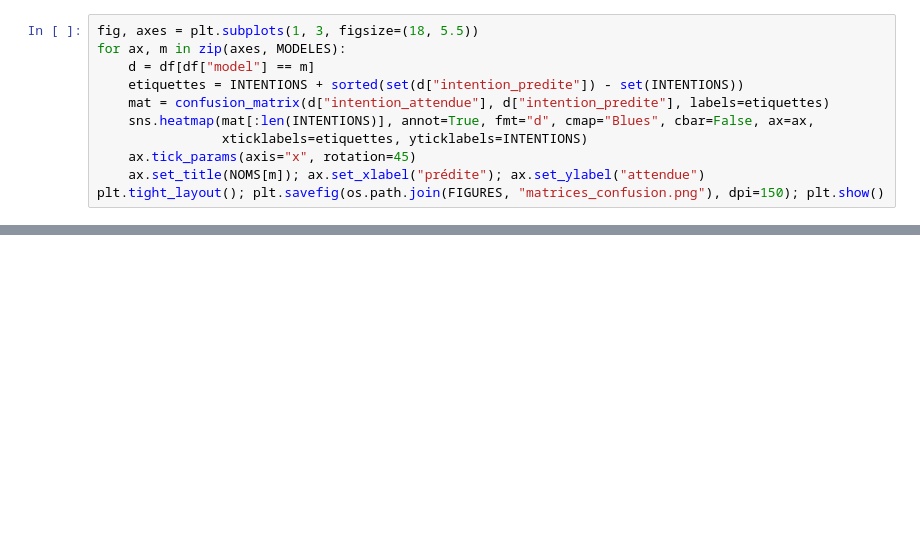
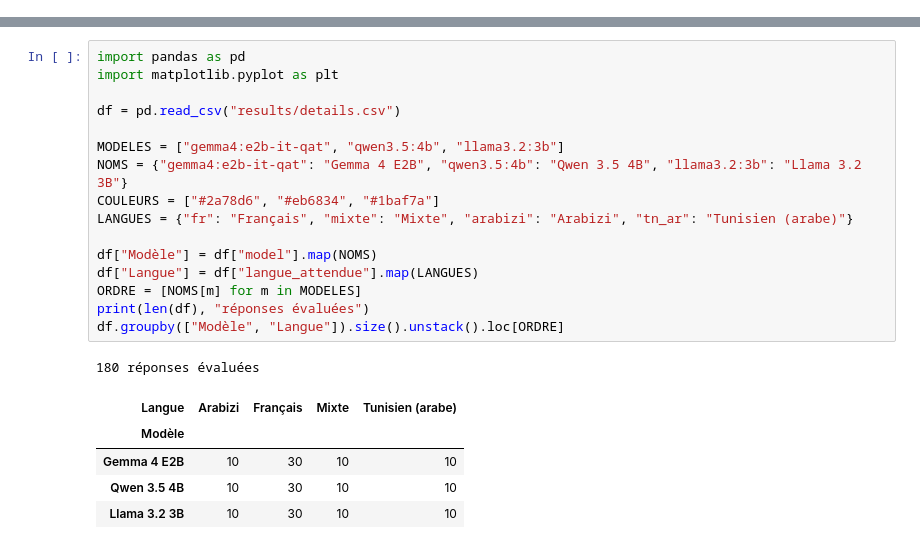
Before and after one commit to amal-jallouli/HRProject, a Jupyter notebook: llm-eval/analyse_resultats.ipynb, the cells around one changed output, grey strips where cells are left out. Drawn from its saved outputs; the diff is of its cells as text; blank space fills up the shorter version.

```diff
--- a/llm-eval/analyse_resultats.ipynb
+++ b/llm-eval/analyse_resultats.ipynb
@@ -279,11 +0,0 @@ Chaque ligne est une intention attendue, chaque colonne l'intention prédite par
-# %%
-fig, axes = plt.subplots(1, 3, figsize=(18, 5.5))
-for ax, m in zip(axes, MODELES):
-    d = df[df["model"] == m]
-    etiquettes = INTENTIONS + sorted(set(d["intention_predite"]) - set(INTENTIONS))
-    mat = confusion_matrix(d["intention_attendue"], d["intention_predite"], labels=etiquettes)
-    sns.heatmap(mat[:len(INTENTIONS)], annot=True, fmt="d", cmap="Blues", cbar=False, ax=ax,
-                xticklabels=etiquettes, yticklabels=INTENTIONS)
-    ax.tick_params(axis="x", rotation=45)
-    ax.set_title(NOMS[m]); ax.set_xlabel("prédite"); ax.set_ylabel("attendue")
-plt.tight_layout(); plt.savefig(os.path.join(FIGURES, "matrices_confusion.png"), dpi=150); plt.show()
@@ -407,0 +12,23 @@ Fichiers enregistrés dans results
+# %%
+import pandas as pd
+import matplotlib.pyplot as plt
+
+df = pd.read_csv("results/details.csv")
+
+MODELES = ["gemma4:e2b-it-qat", "qwen3.5:4b", "llama3.2:3b"]
+NOMS = {"gemma4:e2b-it-qat": "Gemma 4 E2B", "qwen3.5:4b": "Qwen 3.5 4B", "llama3.2:3b": "Llama 3.2 3B"}
+COULEURS = ["#2a78d6", "#eb6834", "#1baf7a"]
+LANGUES = {"fr": "Français", "mixte": "Mixte", "arabizi": "Arabizi", "tn_ar": "Tunisien (arabe)"}
+
+df["Modèle"] = df["model"].map(NOMS)
+df["Langue"] = df["langue_attendue"].map(LANGUES)
+ORDRE = [NOMS[m] for m in MODELES]
+print(len(df), "réponses évaluées")
+df.groupby(["Modèle", "Langue"]).size().unstack().loc[ORDRE]
+# %% [output]
+180 réponses évaluées
+| Langue | Arabizi | Français | Mixte | Tunisien (arabe) |
+| Modèle |  |  |  |  |
+| Gemma 4 E2B | 10 | 30 | 10 | 10 |
+| Qwen 3.5 4B | 10 | 30 | 10 | 10 |
+| Llama 3.2 3B | 10 | 30 | 10 | 10 |
```
Also changed, not shown: parts of 52 cells of this notebook.
